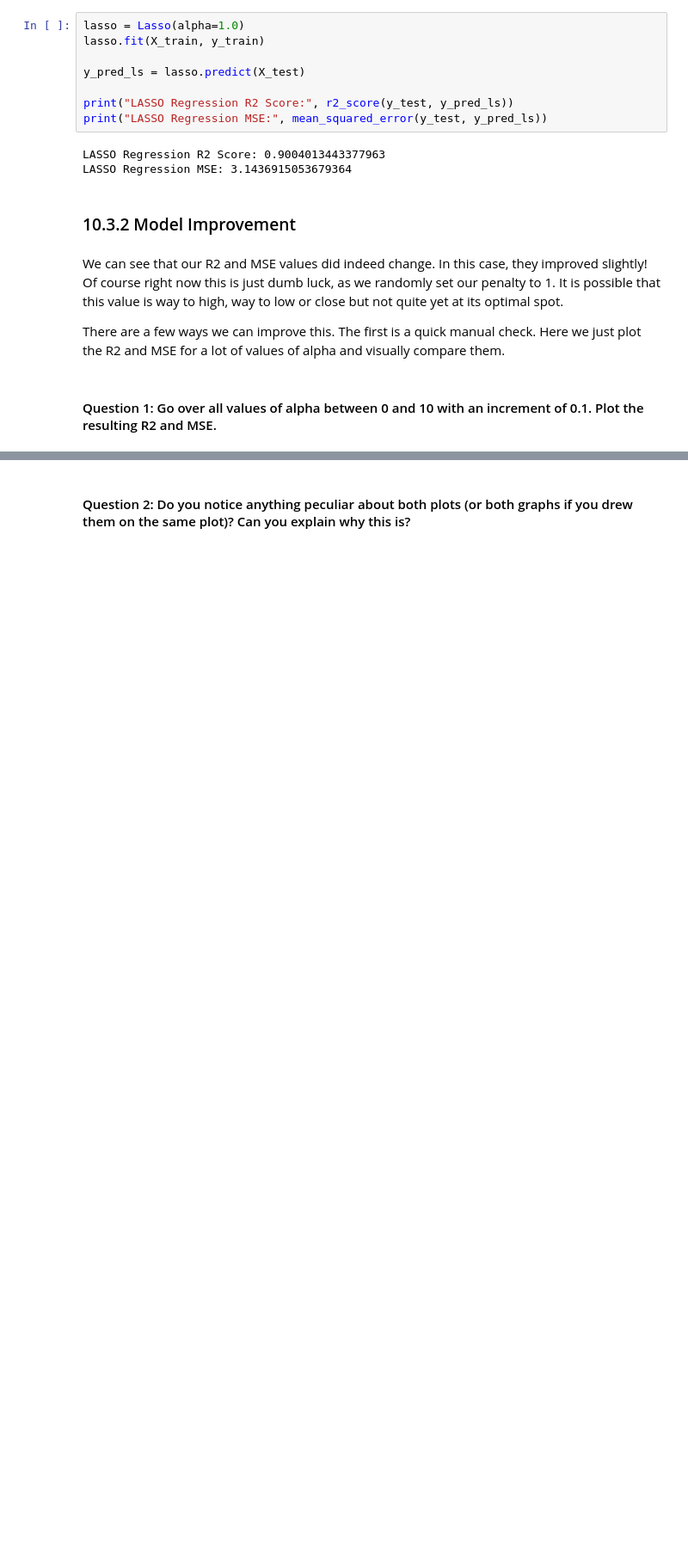
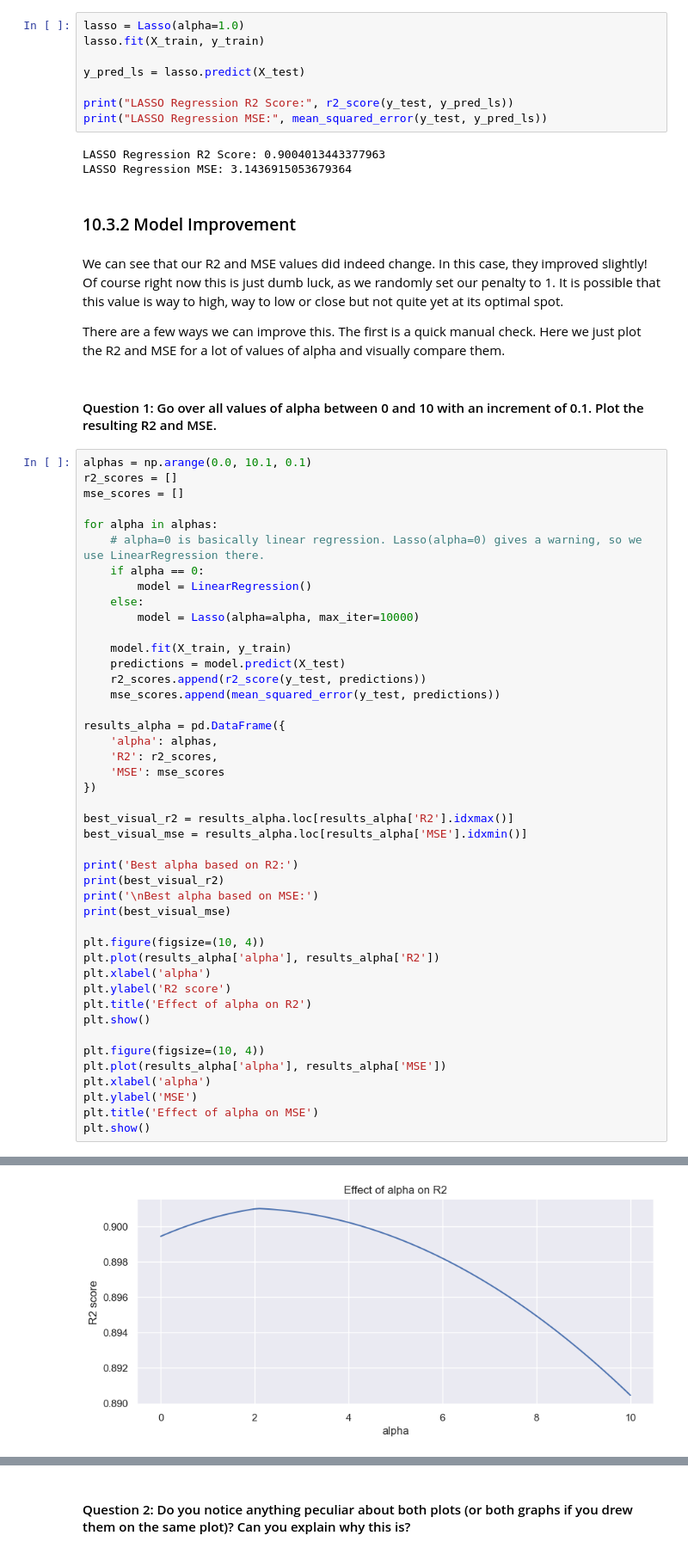
Before and after one commit to ChaybonV/Data-Science-Fundamentals, a Jupyter notebook: 10/DSF 10 - Lasso Regression Notebook.ipynb, the cells around one changed output, grey strips where cells are left out. Shown at 86% size. Drawn from its saved outputs; the diff is of its cells as text; blank space fills up the shorter version.

```diff
--- a/10/DSF 10 - Lasso Regression Notebook.ipynb
+++ b/10/DSF 10 - Lasso Regression Notebook.ipynb
@@ -93,3 +93,48 @@ We can see that our R2 and MSE values did indeed change. In this case, they impr
 There are a few ways we can improve this. The first is a quick manual check. Here we just plot the R2 and MSE for a lot of values of alpha and visually compare them.
 # %% [markdown]
 #### Question 1: Go over all values of alpha between 0 and 10 with an increment of 0.1. Plot the resulting R2 and MSE.
+# %%
+alphas = np.arange(0.0, 10.1, 0.1)
+r2_scores = []
+mse_scores = []
+
+for alpha in alphas:
+    # alpha=0 is basically linear regression. Lasso(alpha=0) gives a warning, so we use LinearRegression there.
+    if alpha == 0:
+        model = LinearRegression()
+    else:
+        model = Lasso(alpha=alpha, max_iter=10000)
+
+    model.fit(X_train, y_train)
+    predictions = model.predict(X_test)
+    r2_scores.append(r2_score(y_test, predictions))
+    mse_scores.append(mean_squared_error(y_test, predictions))
+
+results_alpha = pd.DataFrame({
+    'alpha': alphas,
+    'R2': r2_scores,
+    'MSE': mse_scores
+})
+
+best_visual_r2 = results_alpha.loc[results_alpha['R2'].idxmax()]
+best_visual_mse = results_alpha.loc[results_alpha['MSE'].idxmin()]
+
+print('Best alpha based on R2:')
+print(best_visual_r2)
+print('\nBest alpha based on MSE:')
+print(best_visual_mse)
+
+plt.figure(figsize=(10, 4))
+plt.plot(results_alpha['alpha'], results_alpha['R2'])
+plt.xlabel('alpha')
+plt.ylabel('R2 score')
+plt.title('Effect of alpha on R2')
+plt.show()
+
+plt.figure(figsize=(10, 4))
+plt.plot(results_alpha['alpha'], results_alpha['MSE'])
+plt.xlabel('alpha')
+plt.ylabel('MSE')
+plt.title('Effect of alpha on MSE')
+plt.show()
+# %% [output]
@@ -95,0 +152 @@ There are a few ways we can improve this. The first is a quick manual check. Her
+[figure, added]
```
Also changed, not shown: parts of 5 cells of this notebook, 2 other files.
